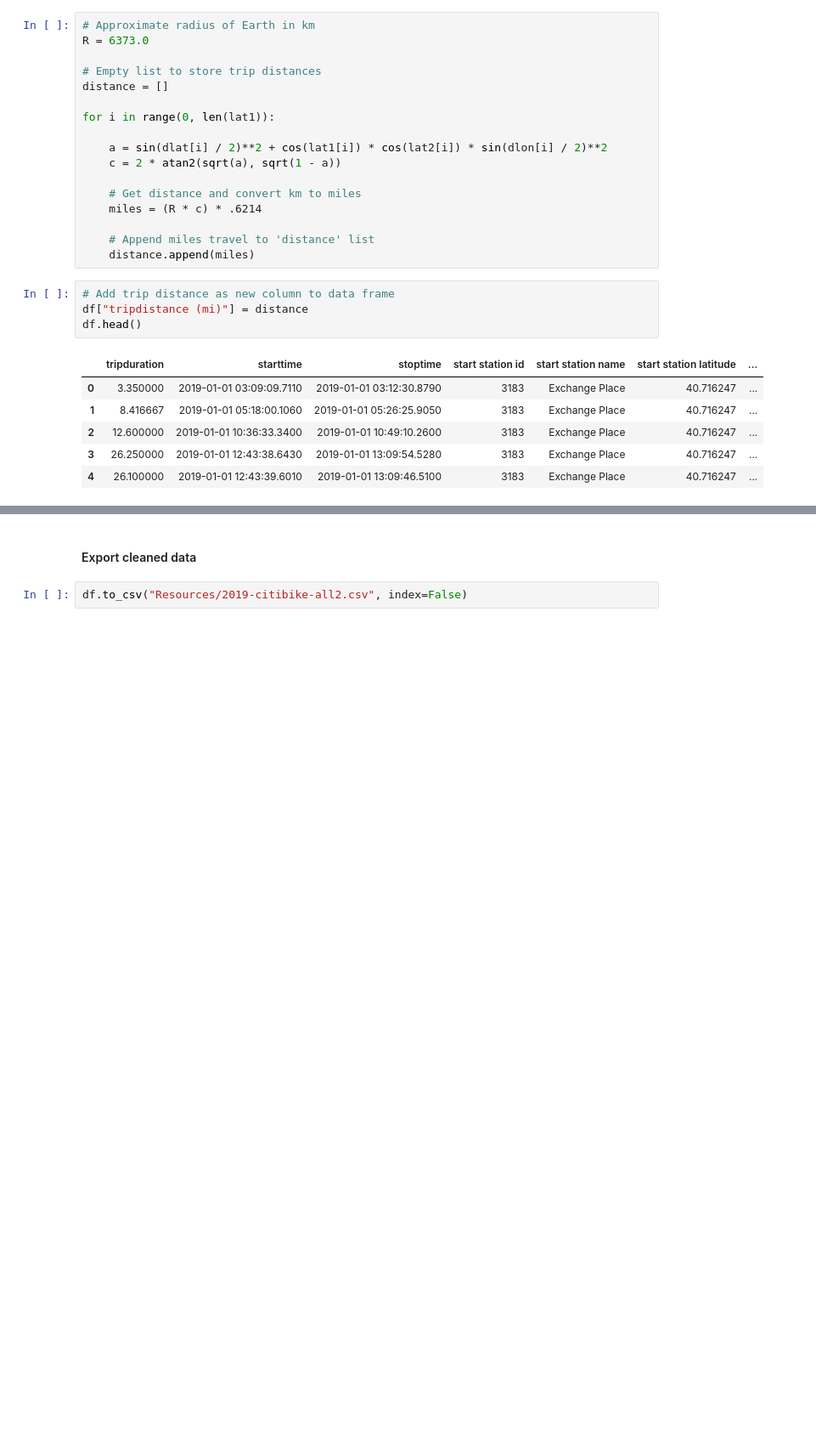
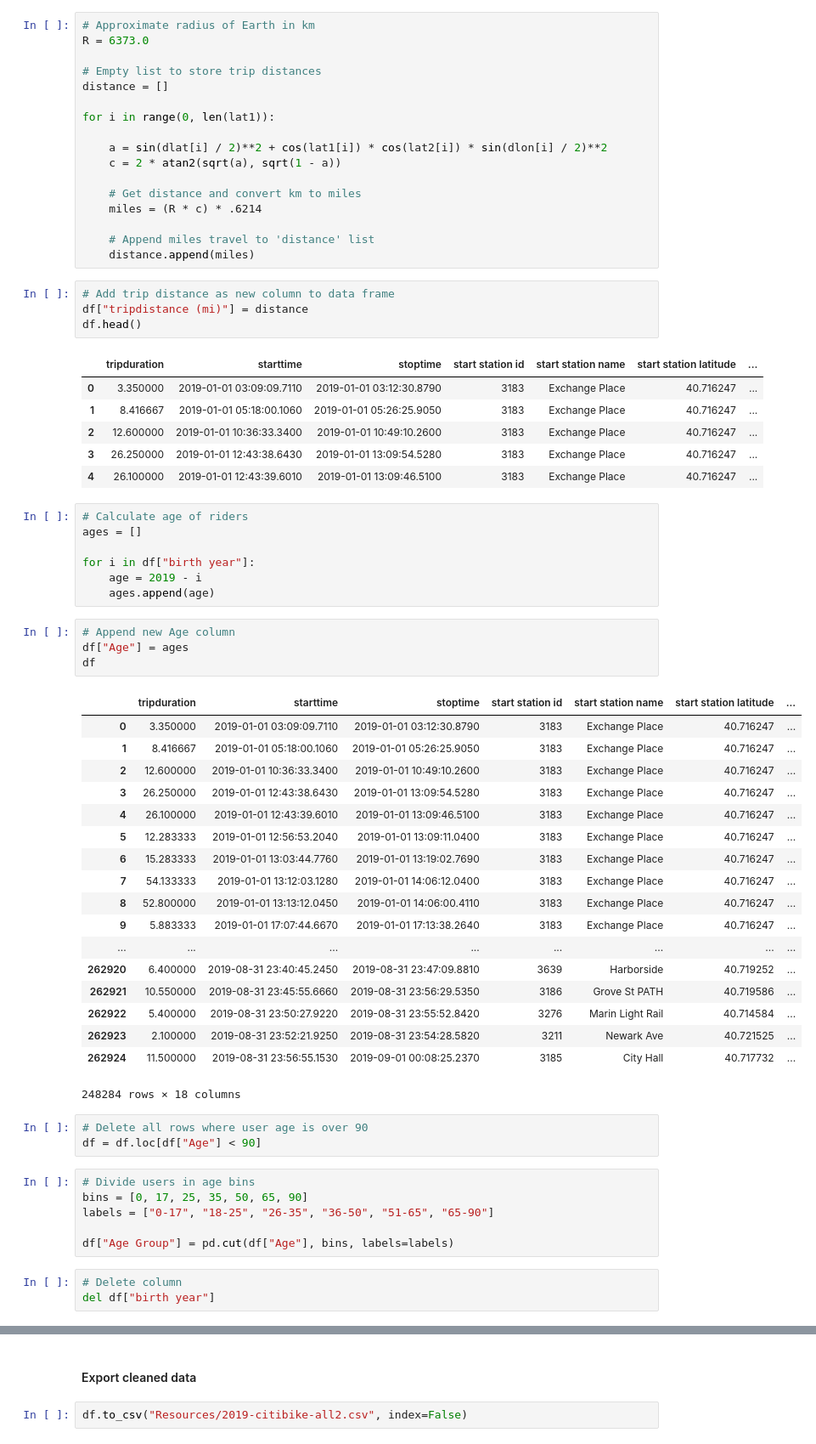
Before and after one commit to lorijta92/tableau-citibike, a Jupyter notebook: clean_citibike.ipynb, the cells around one changed output, grey strips where cells are left out. Shown at 85% size. Drawn from its saved outputs; the diff is of its cells as text; blank space fills up the shorter version.

```diff
--- a/clean_citibike.ipynb
+++ b/clean_citibike.ipynb
@@ -130,3 +130,45 @@ df.head()
 | 2 | 12.600000 | 2019-01-01 10:36:33.3400 | 2019-01-01 10:49:10.2600 | 3183 | Exchange Place | 40.716247 | ... |
 | 3 | 26.250000 | 2019-01-01 12:43:38.6430 | 2019-01-01 13:09:54.5280 | 3183 | Exchange Place | 40.716247 | ... |
 | 4 | 26.100000 | 2019-01-01 12:43:39.6010 | 2019-01-01 13:09:46.5100 | 3183 | Exchange Place | 40.716247 | ... |
+# %%
+# Calculate age of riders
+ages = []
+
+for i in df["birth year"]:
+    age = 2019 - i
+    ages.append(age)
+# %%
+# Append new Age column
+df["Age"] = ages
+df
+# %% [output]
+|  | tripduration | starttime | stoptime | start station id | start station name | start station latitude | ... |
+| 0 | 3.350000 | 2019-01-01 03:09:09.7110 | 2019-01-01 03:12:30.8790 | 3183 | Exchange Place | 40.716247 | ... |
+| 1 | 8.416667 | 2019-01-01 05:18:00.1060 | 2019-01-01 05:26:25.9050 | 3183 | Exchange Place | 40.716247 | ... |
+| 2 | 12.600000 | 2019-01-01 10:36:33.3400 | 2019-01-01 10:49:10.2600 | 3183 | Exchange Place | 40.716247 | ... |
+| 3 | 26.250000 | 2019-01-01 12:43:38.6430 | 2019-01-01 13:09:54.5280 | 3183 | Exchange Place | 40.716247 | ... |
+| 4 | 26.100000 | 2019-01-01 12:43:39.6010 | 2019-01-01 13:09:46.5100 | 3183 | Exchange Place | 40.716247 | ... |
+| 5 | 12.283333 | 2019-01-01 12:56:53.2040 | 2019-01-01 13:09:11.0400 | 3183 | Exchange Place | 40.716247 | ... |
+| 6 | 15.283333 | 2019-01-01 13:03:44.7760 | 2019-01-01 13:19:02.7690 | 3183 | Exchange Place | 40.716247 | ... |
+| 7 | 54.133333 | 2019-01-01 13:12:03.1280 | 2019-01-01 14:06:12.0400 | 3183 | Exchange Place | 40.716247 | ... |
+| 8 | 52.800000 | 2019-01-01 13:13:12.0450 | 2019-01-01 14:06:00.4110 | 3183 | Exchange Place | 40.716247 | ... |
+| 9 | 5.883333 | 2019-01-01 17:07:44.6670 | 2019-01-01 17:13:38.2640 | 3183 | Exchange Place | 40.716247 | ... |
+| ... | ... | ... | ... | ... | ... | ... | ... |
+| 262920 | 6.400000 | 2019-08-31 23:40:45.2450 | 2019-08-31 23:47:09.8810 | 3639 | Harborside | 40.719252 | ... |
+| 262921 | 10.550000 | 2019-08-31 23:45:55.6660 | 2019-08-31 23:56:29.5350 | 3186 | Grove St PATH | 40.719586 | ... |
+| 262922 | 5.400000 | 2019-08-31 23:50:27.9220 | 2019-08-31 23:55:52.8420 | 3276 | Marin Light Rail | 40.714584 | ... |
+| 262923 | 2.100000 | 2019-08-31 23:52:21.9250 | 2019-08-31 23:54:28.5820 | 3211 | Newark Ave | 40.721525 | ... |
+| 262924 | 11.500000 | 2019-08-31 23:56:55.1530 | 2019-09-01 00:08:25.2370 | 3185 | City Hall | 40.717732 | ... |
+248284 rows × 18 columns
+# %%
+# Delete all rows where user age is over 90
+df = df.loc[df["Age"] < 90]
+# %%
+# Divide users in age bins
+bins = [0, 17, 25, 35, 50, 65, 90]
+labels = ["0-17", "18-25", "26-35", "36-50", "51-65", "65-90"]
+
+df["Age Group"] = pd.cut(df["Age"], bins, labels=labels)
+# %%
+# Delete column
+del df["birth year"]
```
Also changed, not shown: parts of 1 cell of this notebook, 1 other file.
